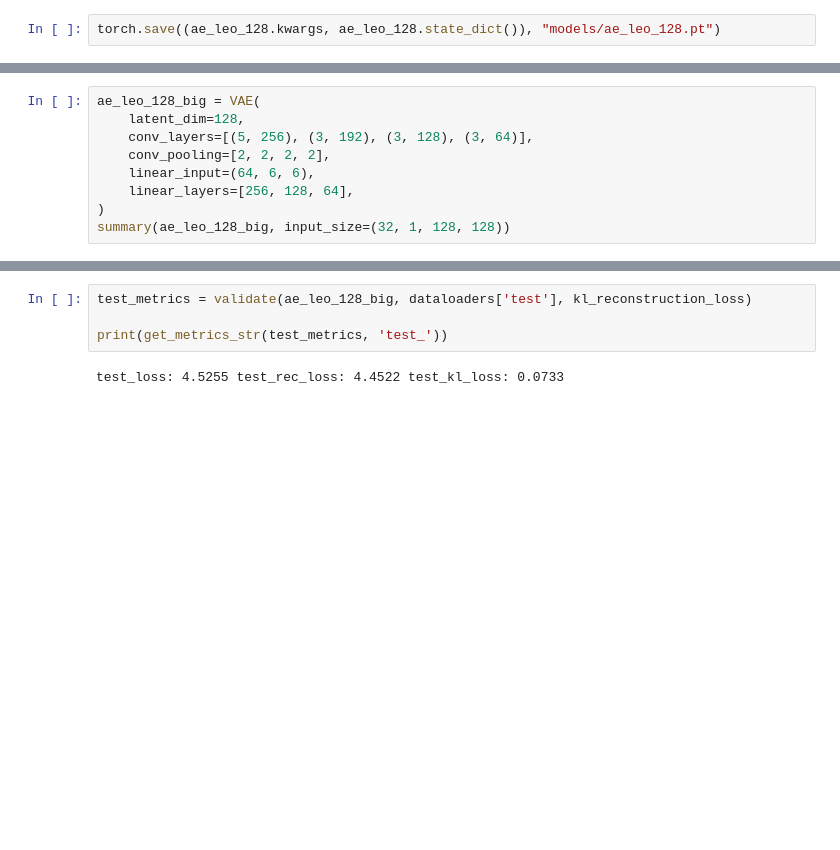
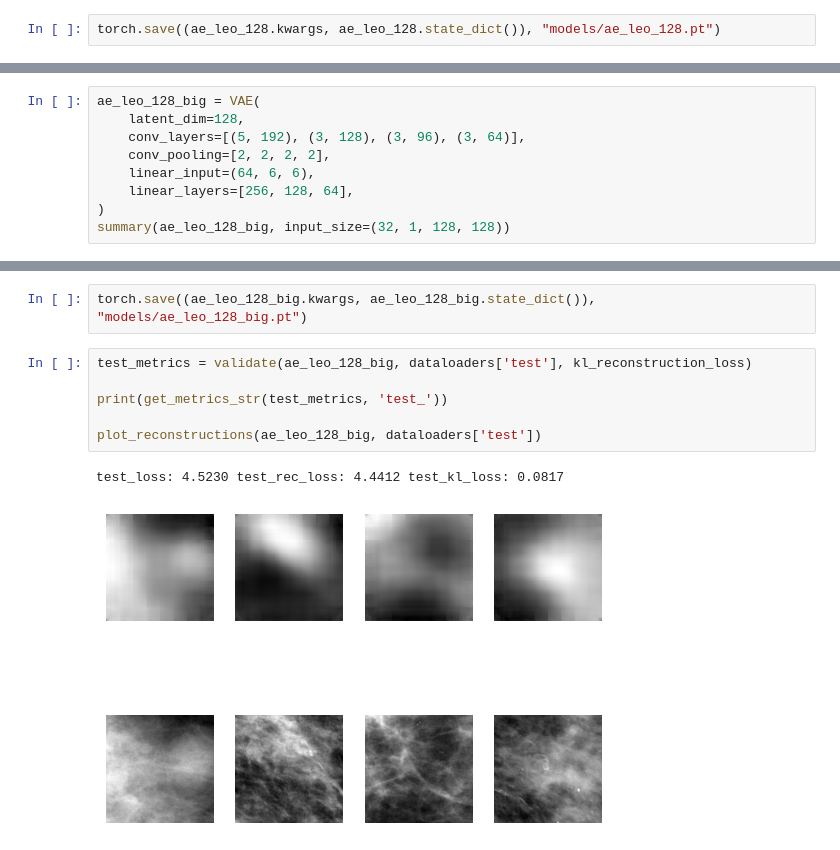
Before and after one commit to GomideLeo/latent-parser, a Jupyter notebook: notebook2.ipynb, the cells around one changed output, grey strips where cells are left out. Drawn from its saved outputs; the diff is of its cells as text; blank space fills up the shorter version.

```diff
--- a/notebook2.ipynb
+++ b/notebook2.ipynb
@@ -421,7 +449,7 @@ plot_2d(tsne_latent, labels, 'tab10')
 # %%
 ae_leo_128_big = VAE(
     latent_dim=128,
-    conv_layers=[(5, 256), (3, 192), (3, 128), (3, 64)],
+    conv_layers=[(5, 192), (3, 128), (3, 96), (3, 64)],
     conv_pooling=[2, 2, 2, 2],
     linear_input=(64, 6, 6),
     linear_layers=[256, 128, 64],
@@ -472,7 +500,12 @@ hist = train(ae_leo_128_big, optimizer, dataloaders['train'], dataloaders['val']
 Finished Training
+# %%
+torch.save((ae_leo_128_big.kwargs, ae_leo_128_big.state_dict()), "models/ae_leo_128_big.pt")
 # %%
 test_metrics = validate(ae_leo_128_big, dataloaders['test'], kl_reconstruction_loss)
 
 print(get_metrics_str(test_metrics, 'test_'))
+
+plot_reconstructions(ae_leo_128_big, dataloaders['test'])
 # %% [output]
-test_loss: 4.5255 test_rec_loss: 4.4522 test_kl_loss: 0.0733
+test_loss: 4.5230 test_rec_loss: 4.4412 test_kl_loss: 0.0817
+[figure, added]
```
Also changed, not shown: parts of 18 cells of this notebook.
